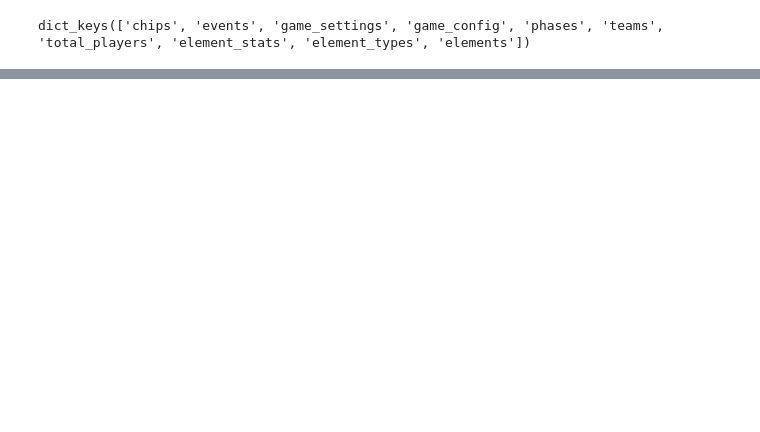
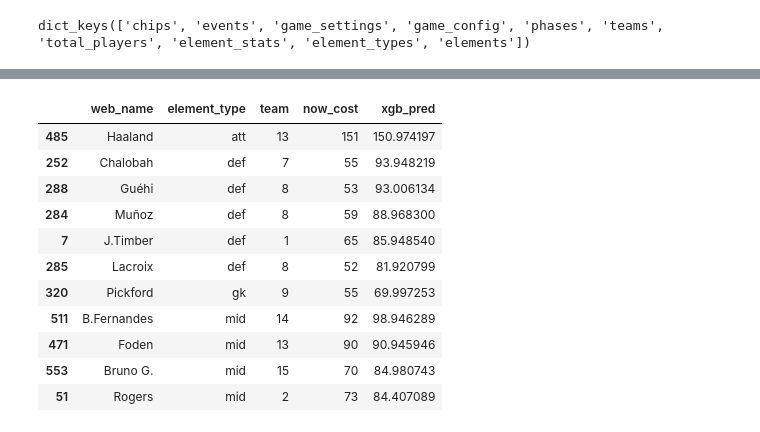
Before and after one commit to Adham-Elzawawi/Fantasy-Premier-League, a Jupyter notebook: FPL.ipynb, the cells around one changed output, grey strips where cells are left out. Cells and saved outputs as stored; diff of their text form; code cells hidden in the pictures; blank space fills up the shorter version.

```diff
--- a/FPL.ipynb
+++ b/FPL.ipynb
@@ -100,0 +249,16 @@ final_players_data = players_data[['to']]
+# %%
+xi, xi_pred_points, xi_cost = pick_starting_xi(players_with_preds_df, budget=81.5)
+xi[["web_name","element_type","team","now_cost","xgb_pred"]].sort_values(["element_type","xgb_pred"], ascending=[True,False])
+# %% [output]
+|  | web_name | element_type | team | now_cost | xgb_pred |
+| 485 | Haaland | att | 13 | 151 | 150.974197 |
+| 252 | Chalobah | def | 7 | 55 | 93.948219 |
+| 288 | Guéhi | def | 8 | 53 | 93.006134 |
+| 284 | Muñoz | def | 8 | 59 | 88.968300 |
+| 7 | J.Timber | def | 1 | 65 | 85.948540 |
+| 285 | Lacroix | def | 8 | 52 | 81.920799 |
+| 320 | Pickford | gk | 9 | 55 | 69.997253 |
+| 511 | B.Fernandes | mid | 14 | 92 | 98.946289 |
+| 471 | Foden | mid | 13 | 90 | 90.945946 |
+| 553 | Bruno G. | mid | 15 | 70 | 84.980743 |
+| 51 | Rogers | mid | 2 | 73 | 84.407089 |
```
Also changed, not shown: parts of 12 cells of this notebook.
